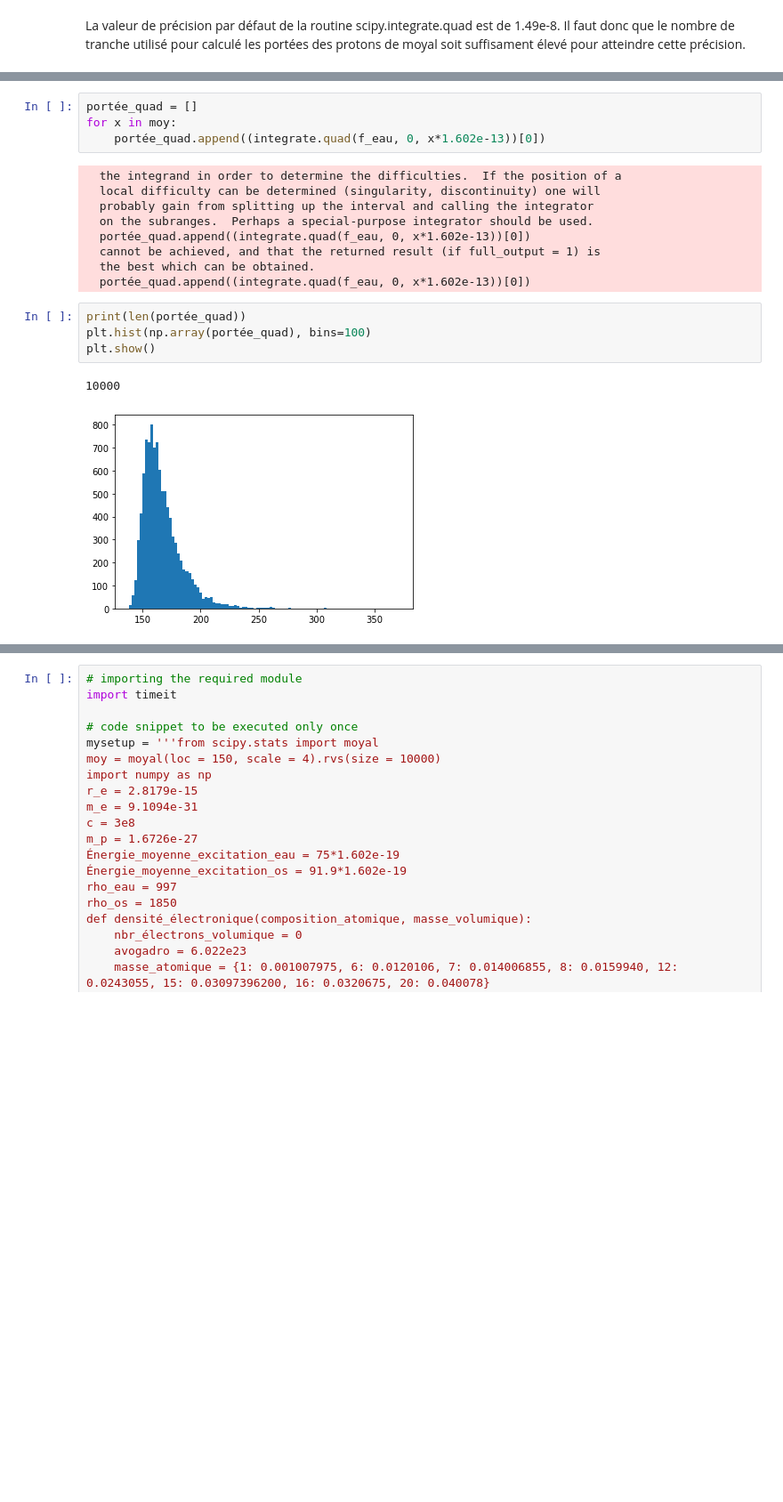
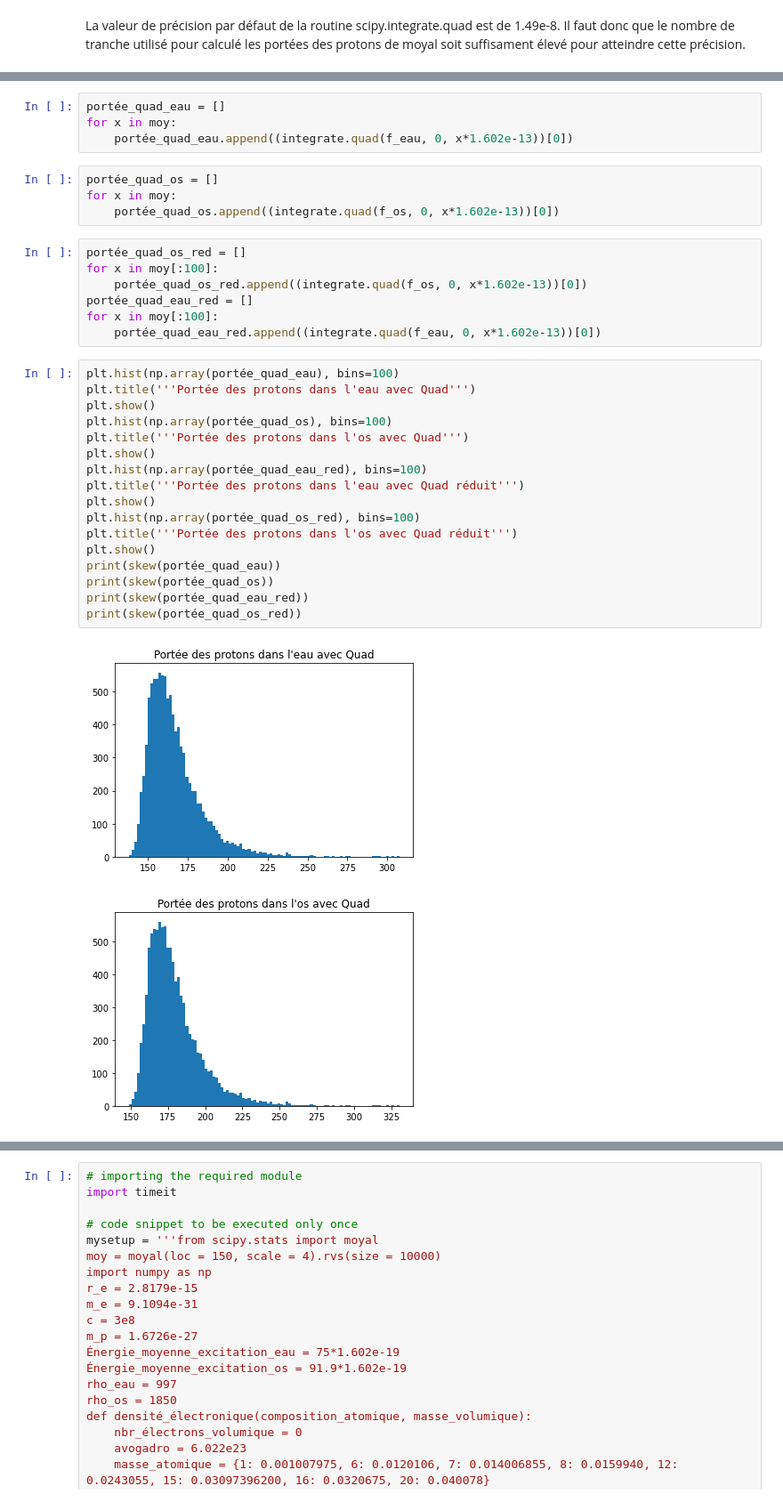
Before and after one commit to lb0918/TP1-de-physnum, a Jupyter notebook: Question9.ipynb, the cells around one changed output, grey strips where cells are left out. Shown: that part at 89% size. Cells and saved outputs as stored; diff of their text form; blank space fills up the shorter version.

```diff
--- a/Question9.ipynb
+++ b/Question9.ipynb
@@ -218,20 +250,35 @@ Dans le cellule ci-dessous on mesure le temps nécessaire pour calculer la port
 # %%
-portée_quad = []
+portée_quad_eau = []
 for x in moy:
-    portée_quad.append((integrate.quad(f_eau, 0, x*1.602e-13))[0])
+    portée_quad_eau.append((integrate.quad(f_eau, 0, x*1.602e-13))[0])
-# %% [output]
-  the integrand in order to determine the difficulties.  If the position of a
-  local difficulty can be determined (singularity, discontinuity) one will
-  probably gain from splitting up the interval and calling the integrator
-  on the subranges.  Perhaps a special-purpose integrator should be used.
-  portée_quad.append((integrate.quad(f_eau, 0, x*1.602e-13))[0])
-  cannot be achieved, and that the returned result (if full_output = 1) is
-  the best which can be obtained.
-  portée_quad.append((integrate.quad(f_eau, 0, x*1.602e-13))[0])
-# %%
-print(len(portée_quad))
-plt.hist(np.array(portée_quad), bins=100)
-plt.show()
-# %% [output]
-10000
-[figure, removed]
+# %%
+portée_quad_os = []
+for x in moy:
+    portée_quad_os.append((integrate.quad(f_os, 0, x*1.602e-13))[0])
+# %%
+portée_quad_os_red = []
+for x in moy[:100]:
+    portée_quad_os_red.append((integrate.quad(f_os, 0, x*1.602e-13))[0])
+portée_quad_eau_red = []
+for x in moy[:100]:
+    portée_quad_eau_red.append((integrate.quad(f_eau, 0, x*1.602e-13))[0])
+# %%
+plt.hist(np.array(portée_quad_eau), bins=100)
+plt.title('''Portée des protons dans l'eau avec Quad''')
+plt.show()
+plt.hist(np.array(portée_quad_os), bins=100)
+plt.title('''Portée des protons dans l'os avec Quad''')
+plt.show()
+plt.hist(np.array(portée_quad_eau_red), bins=100)
+plt.title('''Portée des protons dans l'eau avec Quad réduit''')
+plt.show()
+plt.hist(np.array(portée_quad_os_red), bins=100)
+plt.title('''Portée des protons dans l'os avec Quad réduit''')
+plt.show()
+print(skew(portée_quad_eau))
+print(skew(portée_quad_os))
+print(skew(portée_quad_eau_red))
+print(skew(portée_quad_os_red))
+# %% [output]
+[figure, added]
+[figure, added]
```
Also changed, not shown: parts of 13 cells of this notebook, 4 other files.
